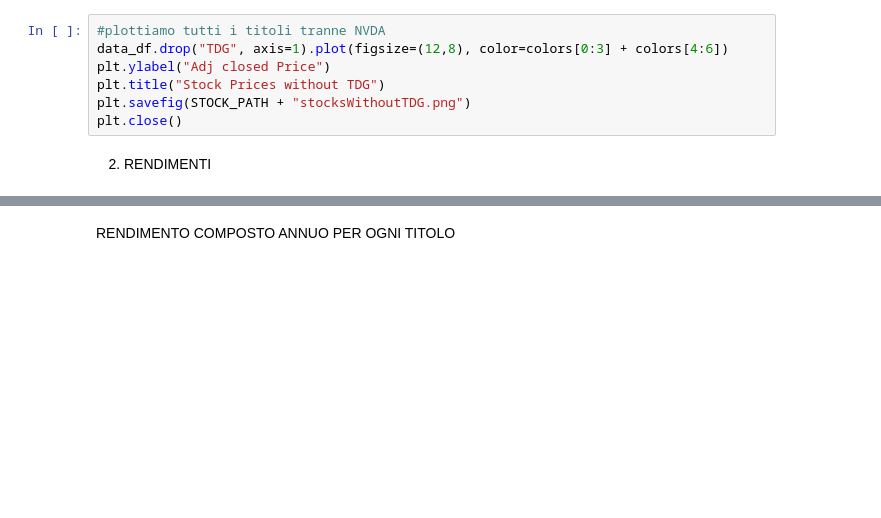
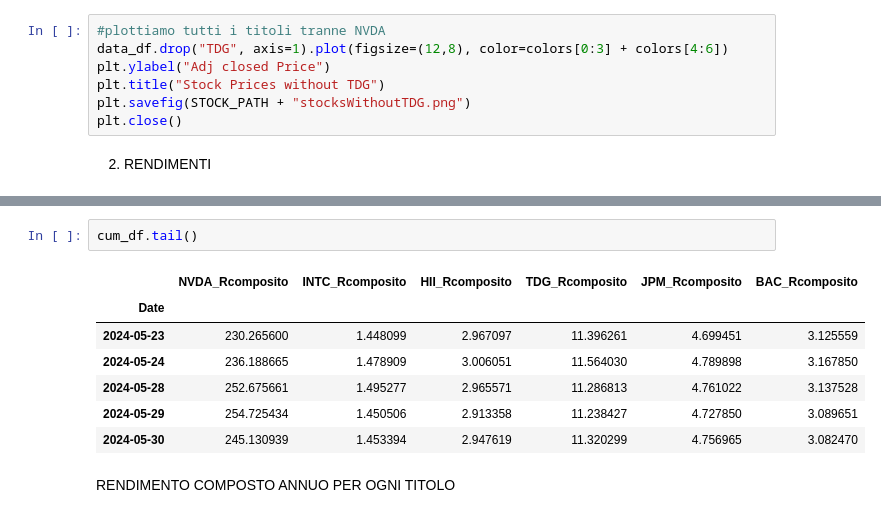
Before and after one commit to IlRickIs/BISF-project, a Jupyter notebook: project.ipynb, the cells around one changed output, grey strips where cells are left out. Saved outputs shown, nothing was run; the diff lists cells and outputs as text; blank space fills up the shorter version.

```diff
--- a/project.ipynb
+++ b/project.ipynb
@@ -137,3 +140,13 @@ cum_df.head()
+# %%
+cum_df.tail()
+# %% [output]
+|  | NVDA_Rcomposito | INTC_Rcomposito | HII_Rcomposito | TDG_Rcomposito | JPM_Rcomposito | BAC_Rcomposito |
+| Date |  |  |  |  |  |  |
+| 2024-05-23 | 230.265600 | 1.448099 | 2.967097 | 11.396261 | 4.699451 | 3.125559 |
+| 2024-05-24 | 236.188665 | 1.478909 | 3.006051 | 11.564030 | 4.789898 | 3.167850 |
+| 2024-05-28 | 252.675661 | 1.495277 | 2.965571 | 11.286813 | 4.761022 | 3.137528 |
+| 2024-05-29 | 254.725434 | 1.450506 | 2.913358 | 11.238427 | 4.727850 | 3.089651 |
+| 2024-05-30 | 245.130939 | 1.453394 | 2.947619 | 11.320299 | 4.756965 | 3.082470 |
 # %% [markdown]
 RENDIMENTO COMPOSTO ANNUO PER OGNI TITOLO
 # %%
```
Also changed, not shown: parts of 26 cells of this notebook, 4 other files.
